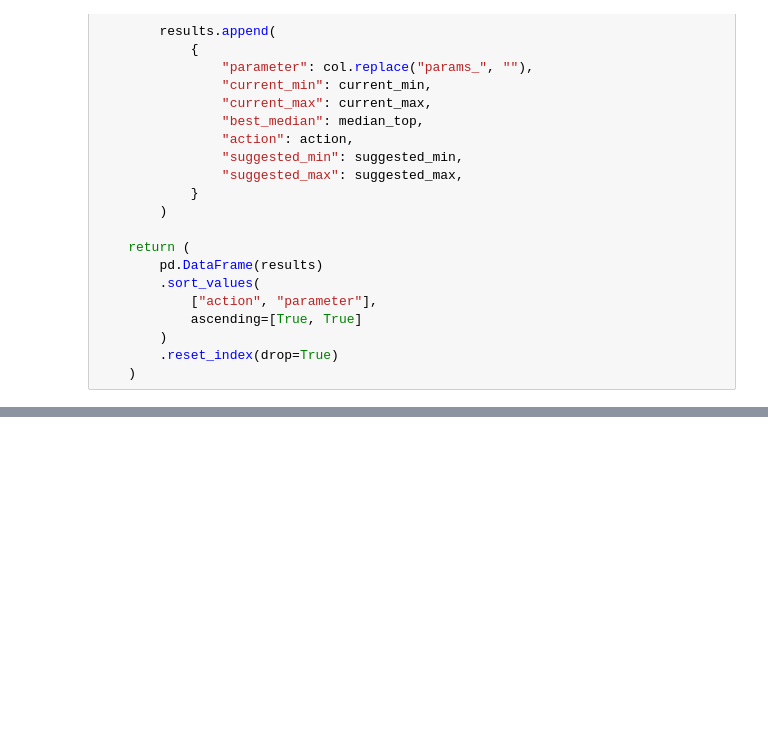
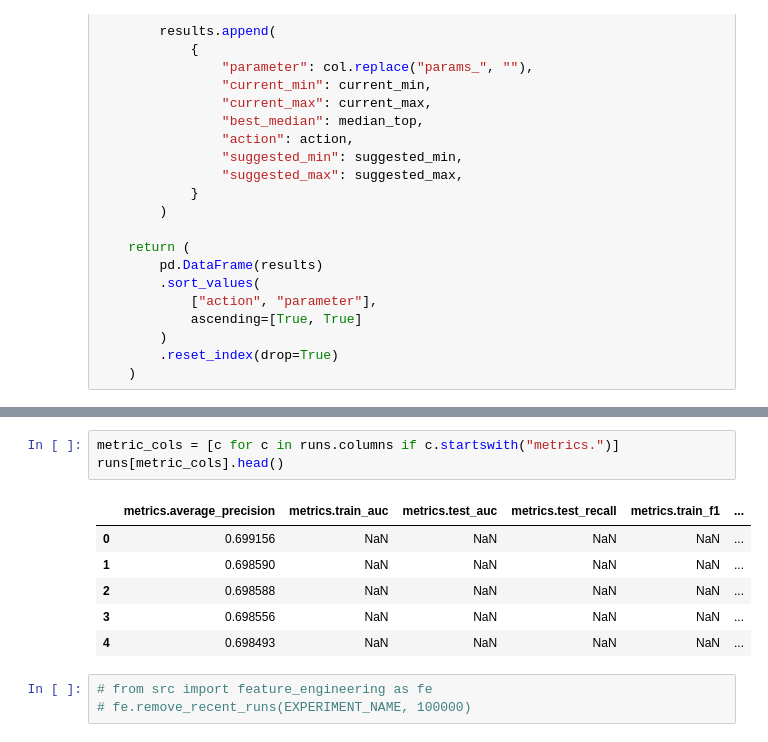
Before and after one commit to hectorvargas-dot/ml_hands_on_project, a Jupyter notebook: notebooks/6.0-havg-optuna-model.ipynb, the cells around one changed output, grey strips where cells are left out. Saved outputs shown, nothing was run; the diff lists cells and outputs as text; blank space fills up the shorter version.

```diff
--- a/notebooks/6.0-havg-optuna-model.ipynb
+++ b/notebooks/6.0-havg-optuna-model.ipynb
@@ -367,3 +375,16 @@ runs.head()
+# %%
+metric_cols = [c for c in runs.columns if c.startswith("metrics.")]
+runs[metric_cols].head()
+# %% [output]
+|  | metrics.average_precision | metrics.train_auc | metrics.test_auc | metrics.test_recall | metrics.train_f1 | ... |
+| 0 | 0.699156 | NaN | NaN | NaN | NaN | ... |
+| 1 | 0.698590 | NaN | NaN | NaN | NaN | ... |
+| 2 | 0.698588 | NaN | NaN | NaN | NaN | ... |
+| 3 | 0.698556 | NaN | NaN | NaN | NaN | ... |
+| 4 | 0.698493 | NaN | NaN | NaN | NaN | ... |
+# %%
+# from src import feature_engineering as fe
+# fe.remove_recent_runs(EXPERIMENT_NAME, 100000)
 # %%
 best_per_model = (
     runs
```
Also changed, not shown: parts of 16 cells of this notebook, 10 other files.
